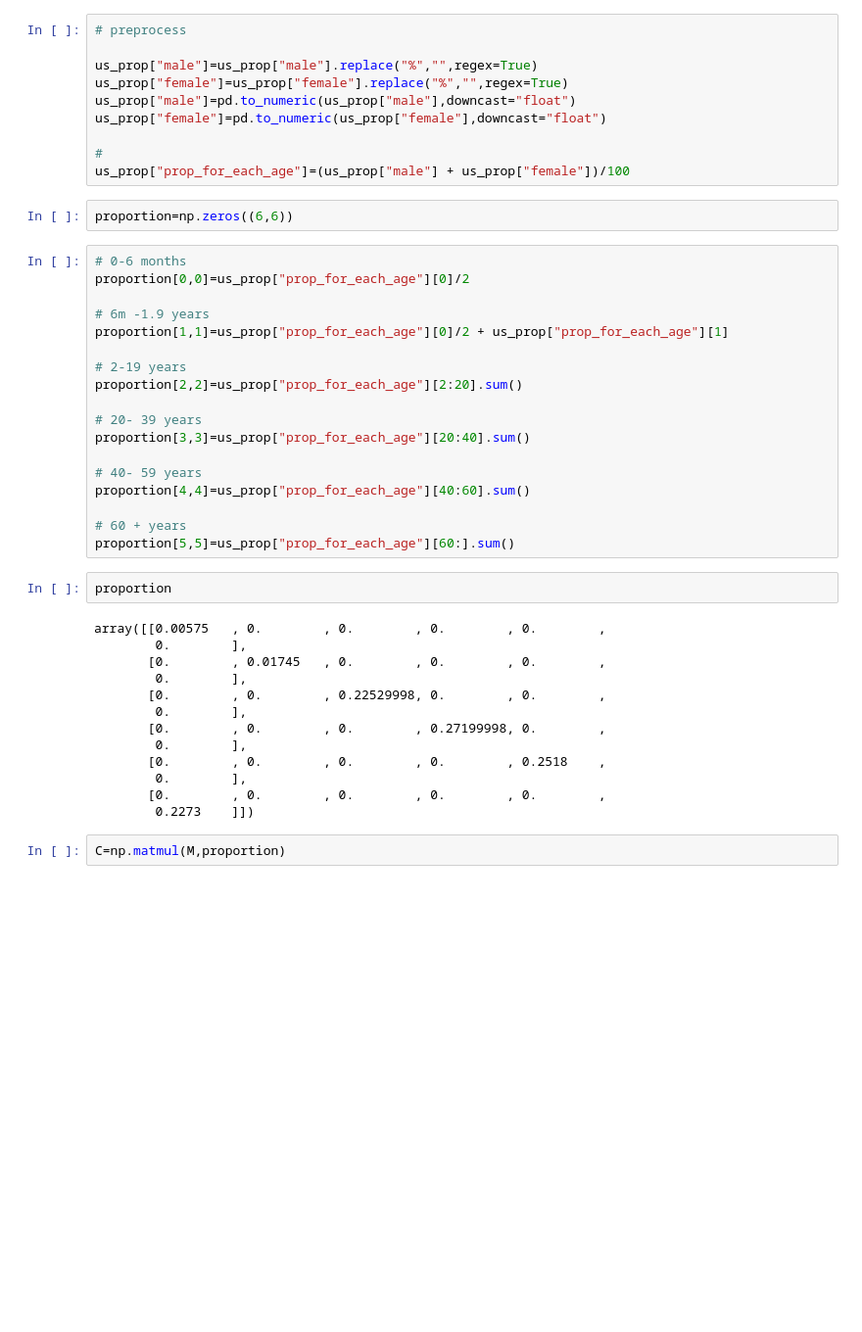
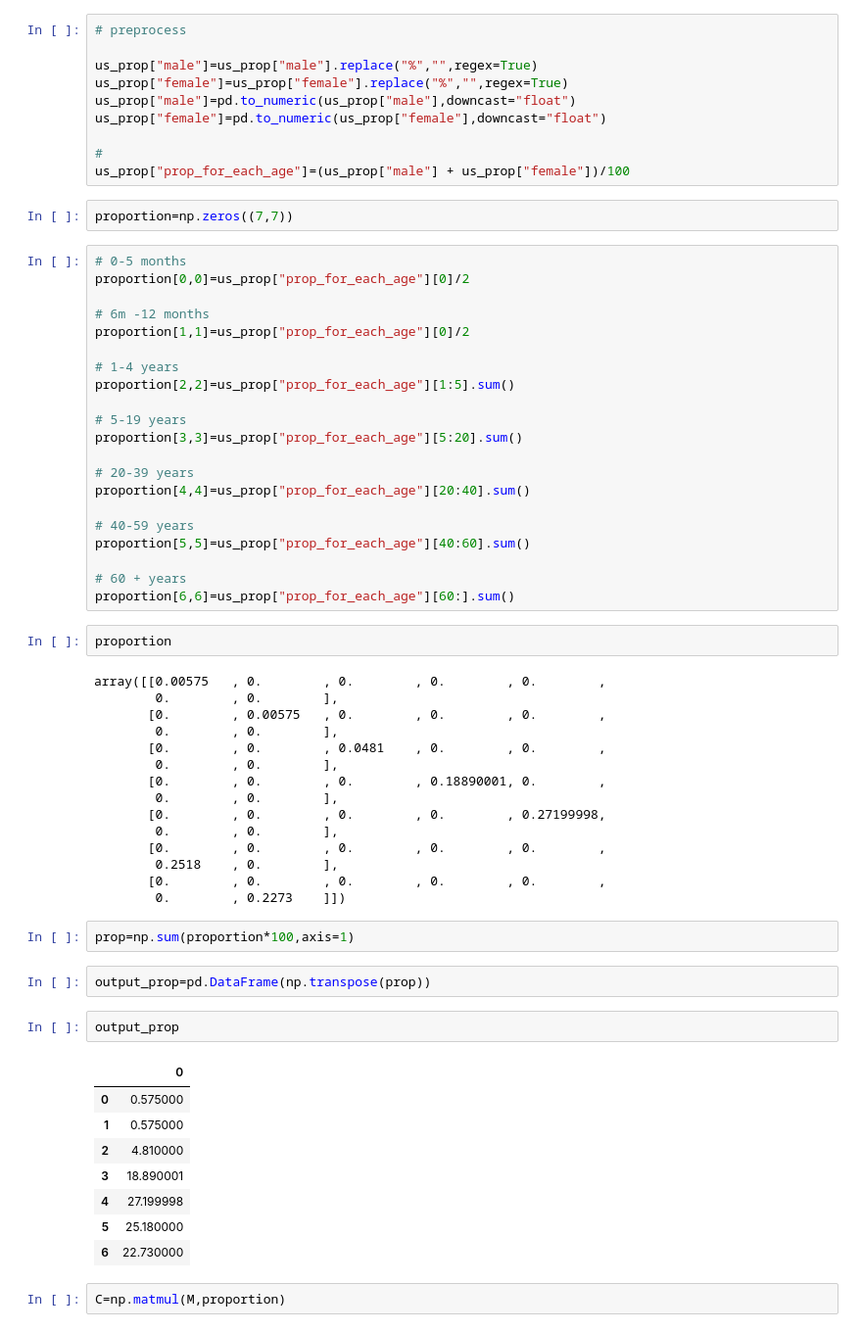
Before and after one commit to seibikobara/570_project, a Jupyter notebook: contact_matrix.ipynb, the cells around one changed output. Shown: that part at 98% size. Cells and saved outputs as stored; diff of their text form; blank space fills up the shorter version.

```diff
--- a/contact_matrix.ipynb
+++ b/contact_matrix.ipynb
@@ -340,40 +380,60 @@ us_prop["female"]=pd.to_numeric(us_prop["female"],downcast="float")
 #
 us_prop["prop_for_each_age"]=(us_prop["male"] + us_prop["female"])/100
 # %%
-proportion=np.zeros((6,6))
+proportion=np.zeros((7,7))
 # %%
-# 0-6 months
+# 0-5 months
 proportion[0,0]=us_prop["prop_for_each_age"][0]/2
 
-# 6m -1.9 years
-proportion[1,1]=us_prop["prop_for_each_age"][0]/2 + us_prop["prop_for_each_age"][1]
+# 6m -12 months
+proportion[1,1]=us_prop["prop_for_each_age"][0]/2
 
-# 2-19 years
-proportion[2,2]=us_prop["prop_for_each_age"][2:20].sum()
+# 1-4 years
+proportion[2,2]=us_prop["prop_for_each_age"][1:5].sum()
 
-# 20- 39 years
-proportion[3,3]=us_prop["prop_for_each_age"][20:40].sum()
+# 5-19 years
+proportion[3,3]=us_prop["prop_for_each_age"][5:20].sum()
 
-# 40- 59 years
-proportion[4,4]=us_prop["prop_for_each_age"][40:60].sum()
+# 20-39 years
+proportion[4,4]=us_prop["prop_for_each_age"][20:40].sum()
+
+# 40-59 years
+proportion[5,5]=us_prop["prop_for_each_age"][40:60].sum()
 
 # 60 + years
-proportion[5,5]=us_prop["prop_for_each_age"][60:].sum()
+proportion[6,6]=us_prop["prop_for_each_age"][60:].sum()
 # %%
 proportion
 # %% [output]
 array([[0.00575   , 0.        , 0.        , 0.        , 0.        ,
-        0.        ],
-       [0.        , 0.01745   , 0.        , 0.        , 0.        ,
-        0.        ],
-       [0.        , 0.        , 0.22529998, 0.        , 0.        ,
-        0.        ],
-       [0.        , 0.        , 0.        , 0.27199998, 0.        ,
-        0.        ],
-       [0.        , 0.        , 0.        , 0.        , 0.2518    ,
-        0.        ],
+        0.        , 0.        ],
+       [0.        , 0.00575   , 0.        , 0.        , 0.        ,
+        0.        , 0.        ],
+       [0.        , 0.        , 0.0481    , 0.        , 0.        ,
+        0.        , 0.        ],
+       [0.        , 0.        , 0.        , 0.18890001, 0.        ,
+        0.        , 0.        ],
+       [0.        , 0.        , 0.        , 0.        , 0.27199998,
+        0.        , 0.        ],
        [0.        , 0.        , 0.        , 0.        , 0.        ,
-        0.2273    ]])
+        0.2518    , 0.        ],
+       [0.        , 0.        , 0.        , 0.        , 0.        ,
+        0.        , 0.2273    ]])
+# %%
+prop=np.sum(proportion*100,axis=1)
+# %%
+output_prop=pd.DataFrame(np.transpose(prop))
+# %%
+output_prop
+# %% [output]
+|  | 0 |
+| 0 | 0.575000 |
+| 1 | 0.575000 |
+| 2 | 4.810000 |
+| 3 | 18.890001 |
+| 4 | 27.199998 |
+| 5 | 25.180000 |
+| 6 | 22.730000 |
 # %%
 C=np.matmul(M,proportion)
 # %%
```
Also changed, not shown: parts of 15 cells of this notebook, 2 other files.
